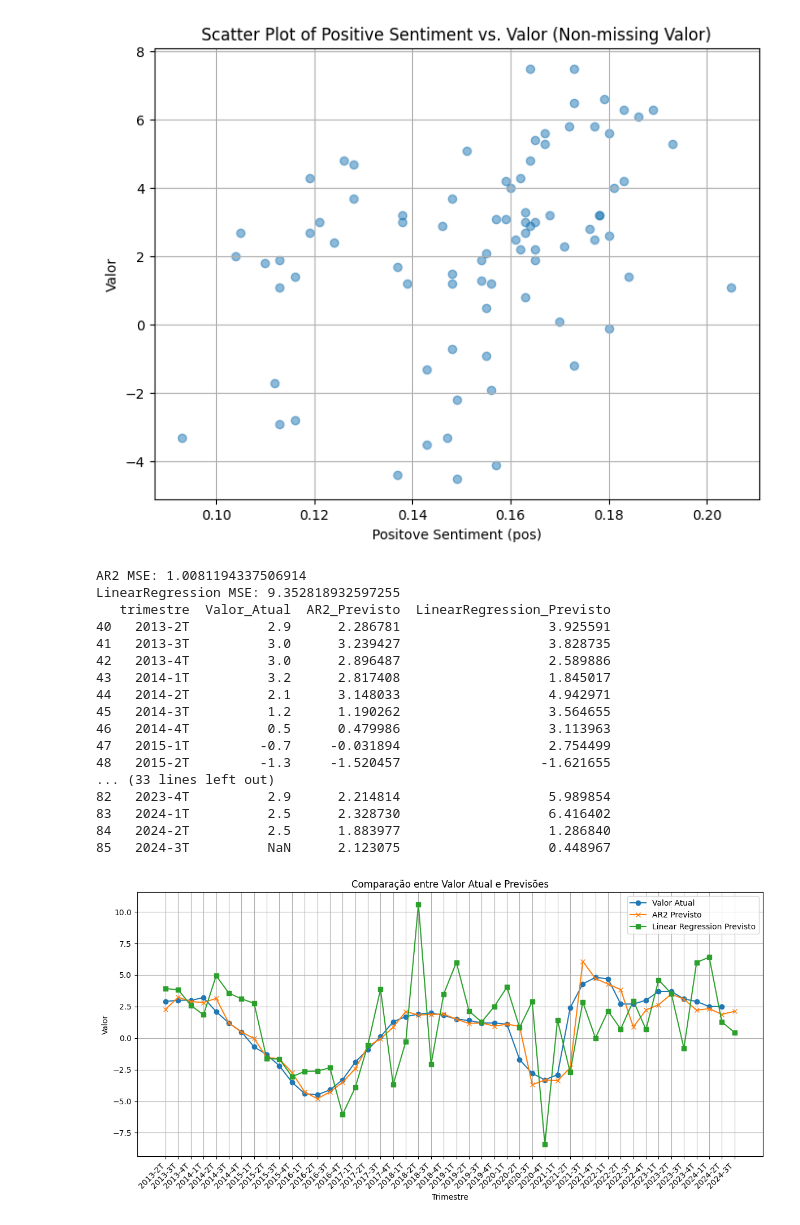
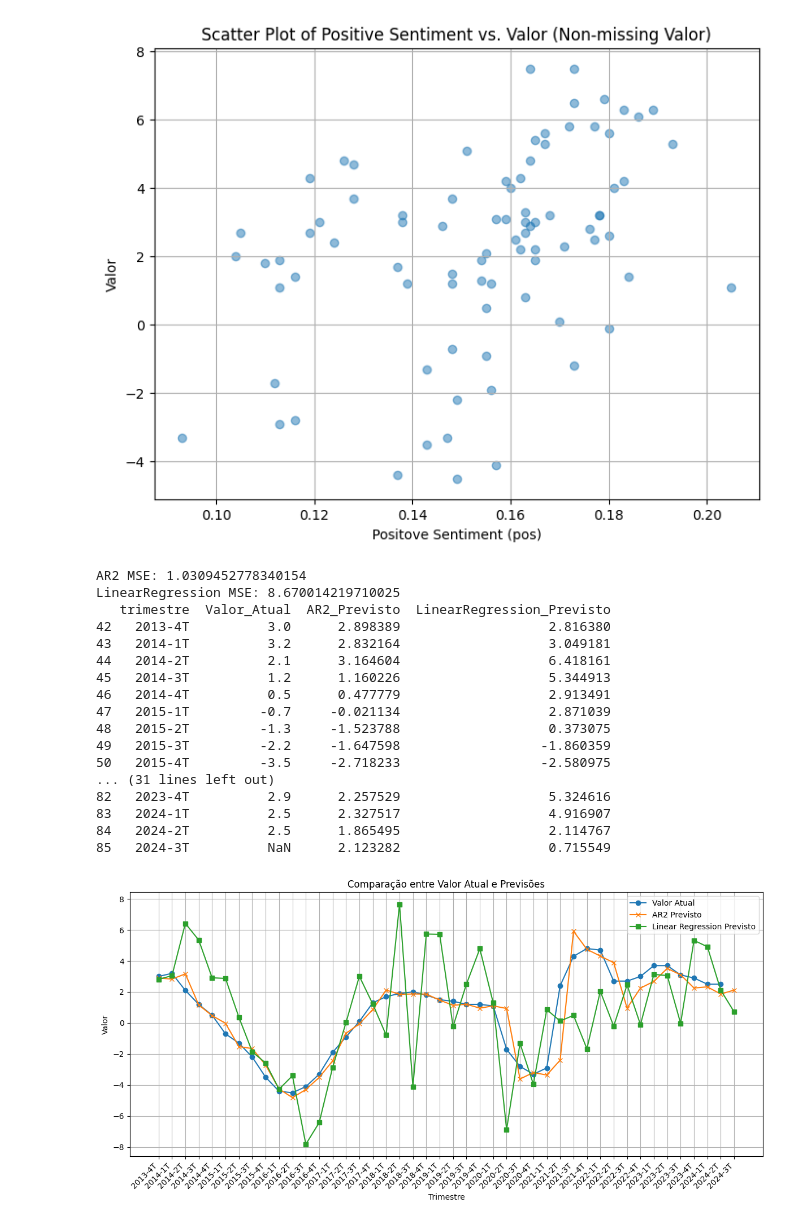
Before and after one commit to dcatrib/tesePython, a Jupyter notebook: Testes_Previsao.ipynb, the cells around one changed output. Saved outputs shown, nothing was run; the diff lists cells and outputs as text; code cells hidden in the pictures.

```diff
--- a/Testes_Previsao.ipynb
+++ b/Testes_Previsao.ipynb
@@ -55,7 +55,7 @@ corpus_tokenized = [text.split() for text in corpus]
 
 # Word2Vec (cbow)
 print("Treinando Word2Vec...")
-word2vec_model = gensim.models.Word2Vec(corpus_tokenized, vector_size=300, window=5, min_count=100, workers=4)
+word2vec_model = gensim.models.Word2Vec(corpus_tokenized, vector_size=300, window=5, min_count=1, workers=4)
 print(df_final.head(20))
 # %% [output]
 [interactive output not drawn]
@@ -275,7 +275,7 @@ from sklearn.metrics import mean_squared_error
 
 # Assuming df_agrupado is your DataFrame with 'trimestre', 'Valor', and 'Vetor Médio' columns
 
-window_size = 40
+window_size = 42
 forecasts = {'AR2': [], 'LinearRegression': []}
 
 for i in range(window_size, len(df_agrupado) - 1):
@@ -304,50 +304,50 @@ for model_name, predicted_values in forecasts.items():
 diff = len(df_agrupado['Valor'][window_size:]) - len(forecasts['AR2'])  # Or forecasts['LinearRegression']
 
 # Create a DataFrame to store the results
 results_df = pd.DataFrame({
     'trimestre': df_agrupado['trimestre'][window_size:len(df_agrupado['trimestre']) - diff],  # Adjusted slicing
     'Valor_Atual': df_agrupado['Valor'][window_size:len(df_agrupado['Valor']) - diff],  # Adjusted slicing
     'AR2_Previsto': forecasts['AR2'],
     'LinearRegression_Previsto': forecasts['LinearRegression']
 })
 
 print(results_df)
 
 # Plot the actual and predicted values
 plt.figure(figsize=(12, 6))  # Adjust figure size as needed
 plt.plot(results_df['trimestre'], results_df['Valor_Atual'], label='Valor Atual', marker='o')
 plt.plot(results_df['trimestre'], results_df['AR2_Previsto'], label='AR2 Previsto', marker='x')
 plt.plot(results_df['trimestre'], results_df['LinearRegression_Previsto'], label='Linear Regression Previsto', marker='s')
 
 # Customize the plot
 plt.xlabel('Trimestre')
 plt.ylabel('Valor')
 plt.title('Comparação entre Valor Atual e Previsões')
 plt.legend()
 plt.grid(True)
 plt.xticks(rotation=45, ha='right')  # Rotate x-axis labels for better readability
 
 plt.tight_layout()  # Adjust layout to prevent overlapping elements
 plt.show()
 # %% [output]
-AR2 MSE: 1.0081194337506914
-LinearRegression MSE: 9.352818932597255
+AR2 MSE: 1.0309452778340154
+LinearRegression MSE: 8.670014219710025
    trimestre  Valor_Atual  AR2_Previsto  LinearRegression_Previsto
-40   2013-2T          2.9      2.286781                   3.925591
-41   2013-3T          3.0      3.239427                   3.828735
-42   2013-4T          3.0      2.896487                   2.589886
-43   2014-1T          3.2      2.817408                   1.845017
-44   2014-2T          2.1      3.148033                   4.942971
-45   2014-3T          1.2      1.190262                   3.564655
-46   2014-4T          0.5      0.479986                   3.113963
-47   2015-1T         -0.7     -0.031894                   2.754499
-48   2015-2T         -1.3     -1.520457                  -1.621655
-... (33 lines left out)
-82   2023-4T          2.9      2.214814                   5.989854
-83   2024-1T          2.5      2.328730                   6.416402
-84   2024-2T          2.5      1.883977                   1.286840
-85   2024-3T          NaN      2.123075                   0.448967
+42   2013-4T          3.0      2.898389                   2.816380
+43   2014-1T          3.2      2.832164                   3.049181
+44   2014-2T          2.1      3.164604                   6.418161
+45   2014-3T          1.2      1.160226                   5.344913
+46   2014-4T          0.5      0.477779                   2.913491
+47   2015-1T         -0.7     -0.021134                   2.871039
+48   2015-2T         -1.3     -1.523788                   0.373075
+49   2015-3T         -2.2     -1.647598                  -1.860359
+50   2015-4T         -3.5     -2.718233                  -2.580975
+... (31 lines left out)
+82   2023-4T          2.9      2.257529                   5.324616
+83   2024-1T          2.5      2.327517                   4.916907
+84   2024-2T          2.5      1.865495                   2.114767
+85   2024-3T          NaN      2.123282                   0.715549
-[figure, old version]
+[figure, new version]
 # %%
 import pandas as pd
 import numpy as np
```
Also changed, not shown: parts of 3 cells of this notebook.
